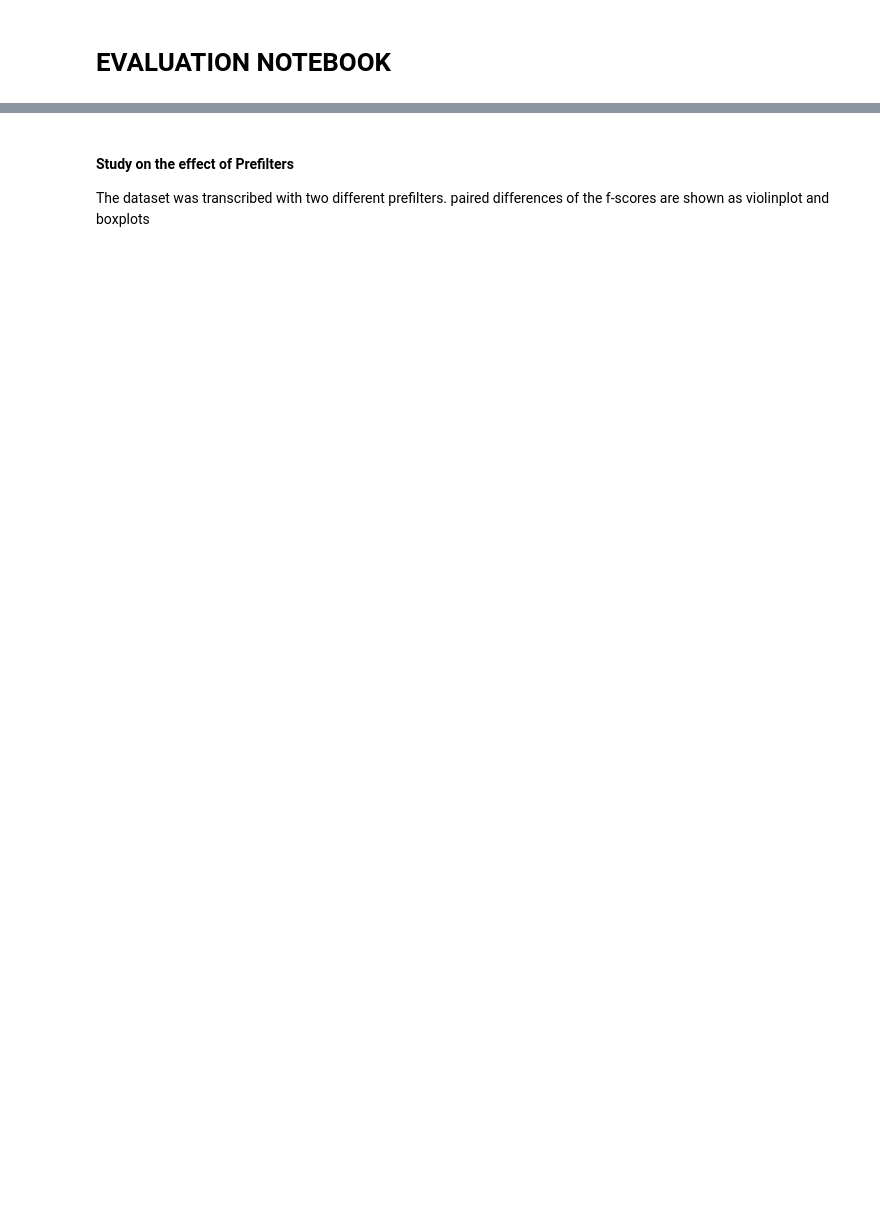
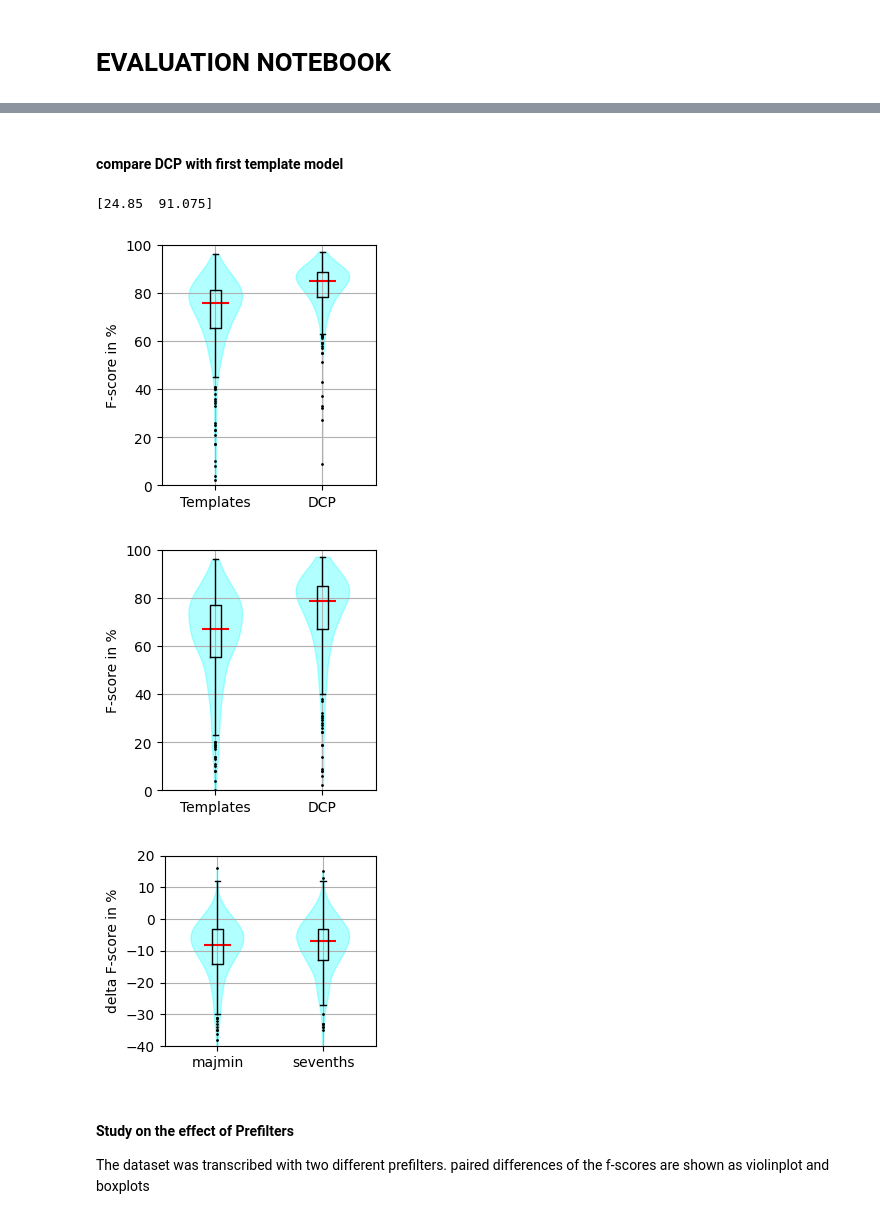
Before and after one commit to Maushax-jpg/chord-recognition, a Jupyter notebook: acr_evaluation.ipynb, the cells around one changed output, grey strips where cells are left out. Saved outputs shown, nothing was run; the diff lists cells and outputs as text; code cells hidden in the pictures; blank space fills up the shorter version.

```diff
--- a/acr_evaluation.ipynb
+++ b/acr_evaluation.ipynb
@@ -3,3 +230,66 @@
+# %% [markdown]
+#### compare DCP with first template model
+# %%
+import numpy as np
+import matplotlib.pyplot as plt
+import scipy.stats
+import utils
+import h5py
+
+results_templates = {"majmin_f":[],"sevenths_f":[]}
+results_dcp = {"majmin_f":[],"sevenths_f":[]}
+track_list =  []
+track_list_dcp = []
+with h5py.File("../results/prefilter_median.hdf5","r") as file:
+    for alphabet in ["majmin","sevenths"]:
+        for dset in ["beatles","rwc_pop","rw","queen"]:
+            f_scores = []
+            for subgrp_name in file[f"{dset}/"]:
+                subgrp = file[f"{dset}/{subgrp_name}"]
+                f_scores.append(100 * subgrp.attrs.get(f"{alphabet}_f"))
+                if alphabet == "majmin":
+                    track_list.append(subgrp.attrs.get("name"))
+            results_templates[f"{alphabet}_f"] += f_scores
+with h5py.File("../results/dcp_madmom.hdf5","r") as file:
+    for alphabet in ["majmin","sevenths"]:
+        for dset in ["beatles","rwc_pop","rw","queen"]:
+            f_scores = []
+            for subgrp_name in file[f"{dset}/"]:
+                subgrp = file[f"{dset}/{subgrp_name}"]
+                f_scores.append(100 * subgrp.attrs.get(f"{alphabet}_f"))
+                if alphabet == "majmin":
+                    track_list_dcp.append(subgrp.attrs.get("name"))
+            results_dcp[f"{alphabet}_f"] += f_scores
+
+delta_majmin = [x-y for x,y in zip(results_templates[f"majmin_f"],results_dcp[f"majmin_f"])]
+delta_sevenths = [x-y for x,y in zip(results_templates[f"sevenths_f"],results_dcp[f"sevenths_f"])]
+
+
+fig,ax = plt.subplots(figsize=(3,3))
+utils.create_violinplot(ax,[results_templates[f"majmin_f"],results_dcp[f"majmin_f"]],["Templates","DCP"])
+ax.set_ylabel("F-score in %")
+ax.set_ylim(0,100)
+fig.tight_layout()
+fig.savefig(f"../latex/figures/templates_dcp_majmin.png")
+
+fig,ax = plt.subplots(figsize=(3,3))
+utils.create_violinplot(ax,[results_templates[f"sevenths_f"],results_dcp[f"sevenths_f"]],["Templates","DCP"])
+ax.set_ylabel("F-score in %")
+ax.set_ylim(0,100)
+fig.tight_layout()
+fig.savefig(f"../latex/figures/templates_dcp_sevenths.png")
+
+fig,ax = plt.subplots(figsize=(3,2.5))
+utils.create_violinplot(ax,[delta_majmin,delta_sevenths],["majmin","sevenths"])
+ax.set_ylabel("delta F-score in %")
+ax.set_ylim(-40,20)
+fig.tight_layout()
+fig.savefig(f"../latex/figures/templates_dcp_delta.png")
+# %% [output]
+[24.85  91.075]
+[figure, added]
+[figure, added]
+[figure, added]
 # %% [markdown]
 #### Study on the effect of Prefilters
 The dataset was transcribed with two different prefilters.
```
Also changed, not shown: parts of 13 cells of this notebook, 1 other file.
